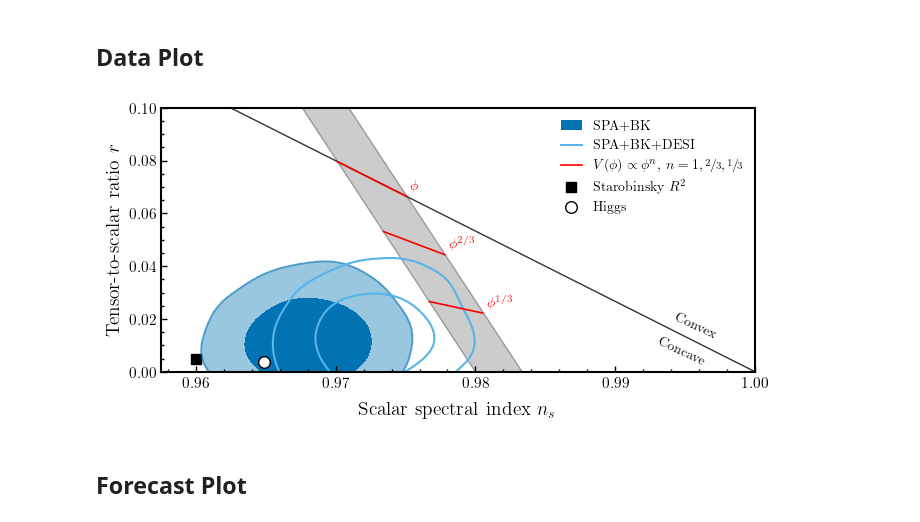
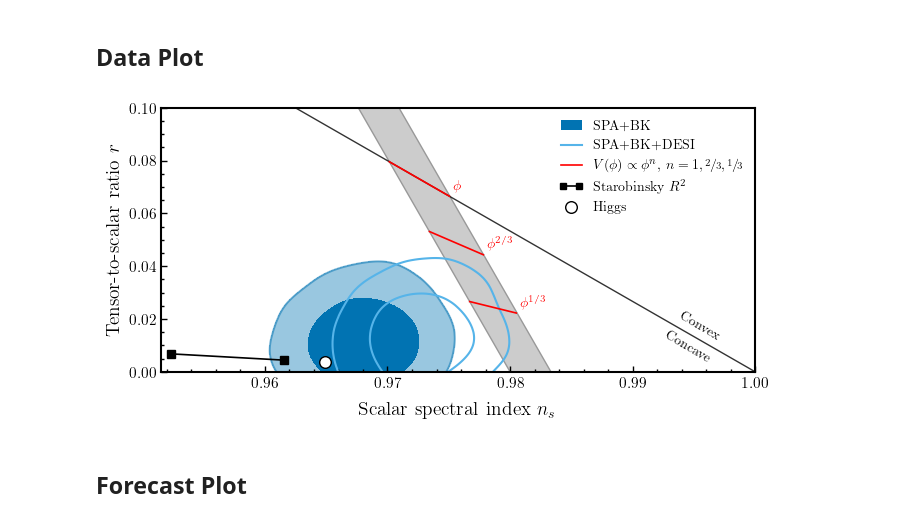
Before and after one commit to Lbalkenhol/r_ns_2025, a Jupyter notebook: r_ns_plot.ipynb, the cells around one changed output. Cells and saved outputs as stored; diff of their text form; code cells hidden in the pictures.

```diff
--- a/r_ns_plot.ipynb
+++ b/r_ns_plot.ipynb
@@ -86,6 +86,8 @@ plt.show()
 # %% [markdown]
 ## Data Plot
 # %%
+# Cell: Data Plot (Paper version)
+
 plt.close()
 
 g = plots.get_single_plotter(width_inch=2.0*3.464, ratio=0.5)
@@ -94,38 +96,38 @@ ax = plt.gca()
 # Data constraints
 all_dat = ["SPA_BK", "SPA_BK_DESI"]
 g.plot_2d([chains[dat] for dat in all_dat],
           ["ns", "r"],
           colors=[style_dict[dat]["colour"] for dat in all_dat],
           ls=[style_dict[dat]["ls"] for dat in all_dat],
           lws=[style_dict[dat]["lw"] for dat in all_dat],
           filled=[style_dict[dat]["filled"] for dat in all_dat])
 create_dummy_plot_elements_for_legend(all_dat)
 
 # Theory elements
 add_concave_convex_divide(ax, ns_range=(0.9, 1.1))
 add_polynomial_potentials(ax, p_values=[1/3, 2/3, 1], N_range=(50, 60),
                           label_offsets={"1/3": [0.00025, 0.0025],
                                         "2/3": [0.00025, 0.0025],
                                         "": [0.00025, 0.0025]})
 add_efold_shading(ax, N_range=(50, 60), ns_range=(0.96, 1.0))
-add_alpha_unity_model_markers(ax, models=["Starobinsky $R^2$", "Higgs"], return_handles=False)
+add_alpha_unity_model_markers(ax, models=["Starobinsky $R^2$", "Higgs"])
 add_concave_convex_labels(ax)
 
-# Legend
-ax.legend(loc="upper right", ncol=1, fontsize=10, handlelength=1.5)
+# Legend - automatically handles Starobinsky's special display
+add_model_handlers_to_legend(ax, loc="upper right", ncol=1, fontsize=10, handlelength=1.5)
 
 # Axis setup
 ax.set_ylim((0, 0.1))
-ax.set_xlim((0.9575, 1.0))
+ax.set_xlim((0.9515, 1.0))
 ax.xaxis.set_minor_locator(AutoMinorLocator())
 ax.yaxis.set_minor_locator(AutoMinorLocator())
 ax.set_ylabel("Tensor-to-scalar ratio $r$")
 ax.set_xlabel("Scalar spectral index $n_s$")
 
 plt.tight_layout()
 plt.show()
 # %% [output]
-[figure, old version]
+[figure, new version]
 # %% [markdown]
 ## Forecast Plot
 # %%
```
Also changed, not shown: parts of 3 cells of this notebook, 5 other files.
